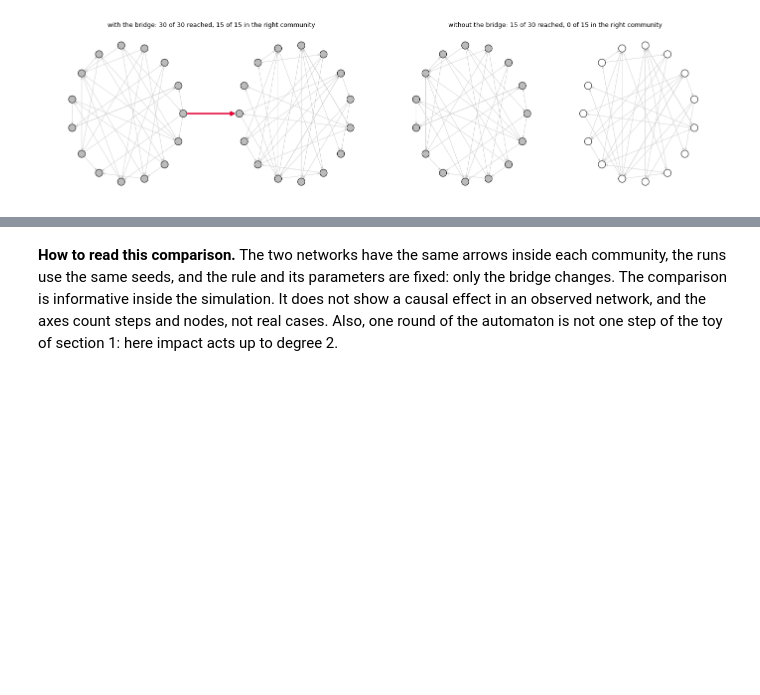
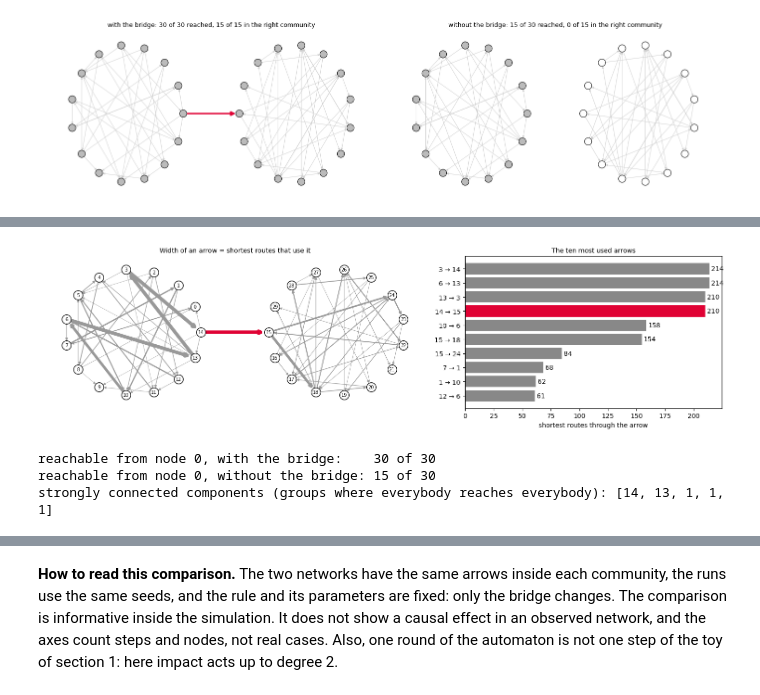
Before and after one commit to Izainea/aiq-quivers, a Jupyter notebook: workshop_ciarp2026.ipynb, the cells around one changed output, grey strips where cells are left out. Cells and saved outputs as stored; diff of their text form; code cells hidden in the pictures; blank space fills up the shorter version.

```diff
--- a/workshop_ciarp2026.ipynb
+++ b/workshop_ciarp2026.ipynb
@@ -795,0 +970,35 @@ plt.show()
+# %%
+G_sim = nx.DiGraph(to_nx(Q_sim))
+arrow_name = {(s, t): name for name, s, t in Q_sim.Q1}
+through_sim = nx.edge_betweenness_centrality(G_sim, normalized=False)
+ranking = sorted(through_sim, key=through_sim.get, reverse=True)
+top = ranking[:10]
+
+fig, (ax1, ax2) = plt.subplots(1, 2, figsize=(15, 4.2), gridspec_kw={"width_ratios": [1.5, 1]})
+nx.draw_networkx_nodes(G_sim, pos_sim, ax=ax1, node_color="white", edgecolors="black", node_size=200)
+nx.draw_networkx_labels(G_sim, pos_sim, ax=ax1, font_size=7)
+largest = through_sim[ranking[0]]
+for edge in G_sim.edges:
+    nx.draw_networkx_edges(G_sim, pos_sim, edgelist=[edge], ax=ax1, node_size=200, arrowsize=8,
+                           width=0.4 + 5 * through_sim[edge] / largest,
+                           edge_color="#E00234" if arrow_name[edge] == "bridge" else "#999999")
+ax1.set_title("Width of an arrow = shortest routes that use it", fontsize=10)
+ax1.axis("off")
+bars = ax2.barh([f"{s} → {t}" for s, t in top], [through_sim[e] for e in top],
+                color=["#E00234" if arrow_name[e] == "bridge" else "#888888" for e in top])
+ax2.bar_label(bars, fmt="%.0f", padding=3)
+ax2.invert_yaxis()
+ax2.set_xlabel("shortest routes through the arrow")
+ax2.set_title("The ten most used arrows", fontsize=10)
+plt.tight_layout()
+plt.show()
+
+print("reachable from node 0, with the bridge:   ", len(nx.descendants(G_sim, 0)) + 1, "of 30")
+print("reachable from node 0, without the bridge:", len(nx.descendants(nx.DiGraph(to_nx(Q_sim_cut)), 0)) + 1, "of 30")
+print("strongly connected components (groups where everybody reaches everybody):",
+      sorted((len(c) for c in nx.strongly_connected_components(G_sim)), reverse=True))
+# %% [output]
+[figure, added]
+reachable from node 0, with the bridge:    30 of 30
+reachable from node 0, without the bridge: 15 of 30
+strongly connected components (groups where everybody reaches everybody): [14, 13, 1, 1, 1]
```
Also changed, not shown: parts of 25 cells of this notebook.
